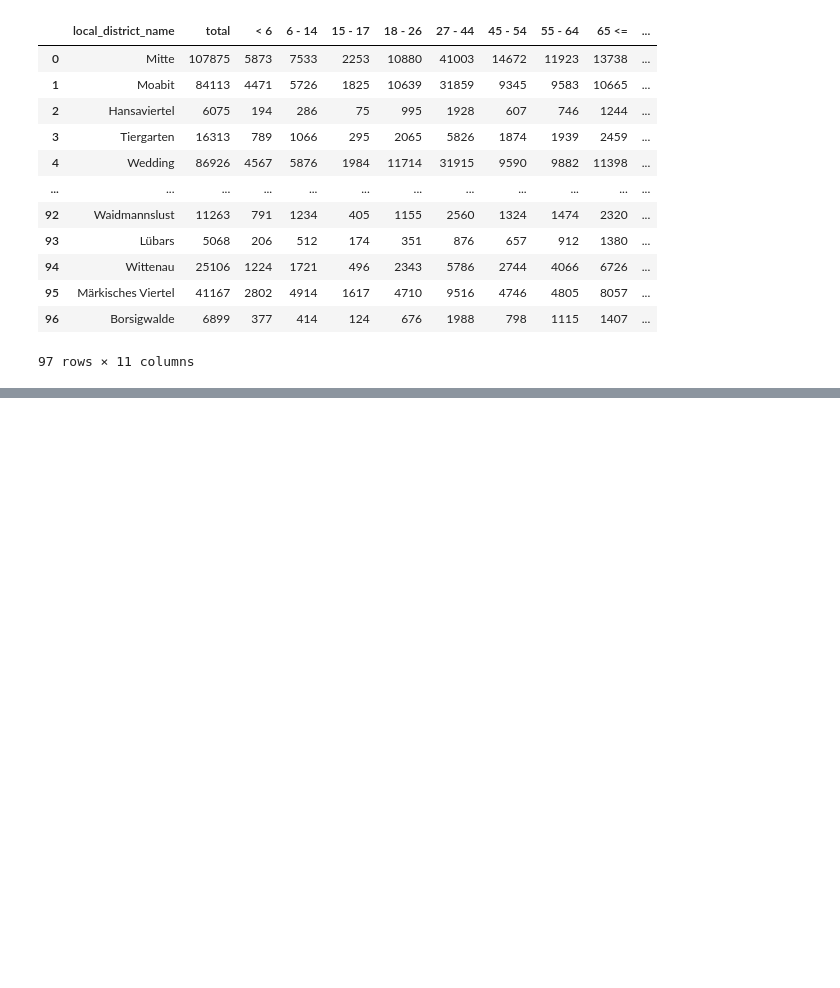
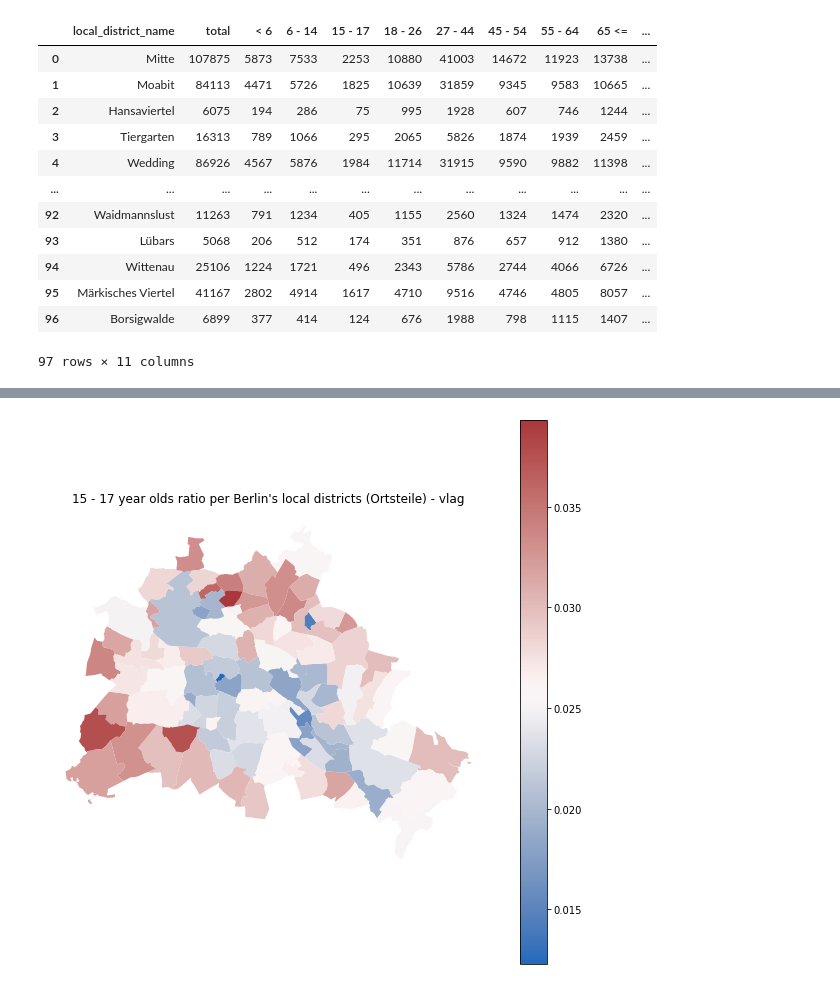
Before and after one commit to Lucky-0ne/geodata_berlin, a Jupyter notebook: main/python_package/usecase_example.ipynb, the cells around one changed output, grey strips where cells are left out. Drawn from its saved outputs; the diff is of its cells as text; code cells hidden in the pictures; blank space fills up the shorter version.

```diff
--- a/main/python_package/usecase_example.ipynb
+++ b/main/python_package/usecase_example.ipynb
@@ -71,0 +67,9 @@ plot_df.explore('younglings_ratio', cmap='Blues')
+# %%
+# for custom_cmap in ['icefire', 'seismic', 'summer_r', 'twilight_shifted', 'vlag', 'PRGn']:
+custom_cmap = 'vlag'
+ax = plot_df.plot(column=col, cmap=custom_cmap, legend=True, figsize=(10, 10))
+plt.title(f"{col} year olds ratio per Berlin's local districts (Ortsteile) - {custom_cmap}")
+ax.set_axis_off()
+plt.show()
+# %% [output]
+[figure, added]
```
Also changed, not shown: parts of 9 cells of this notebook, 18 other files.
